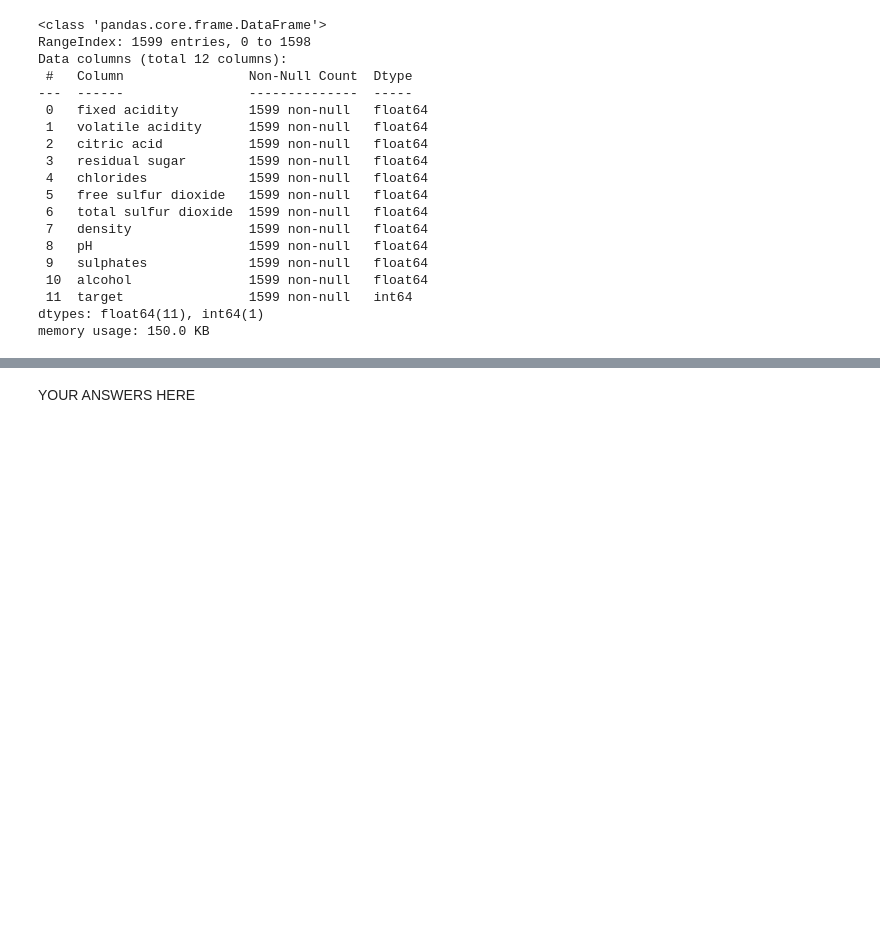
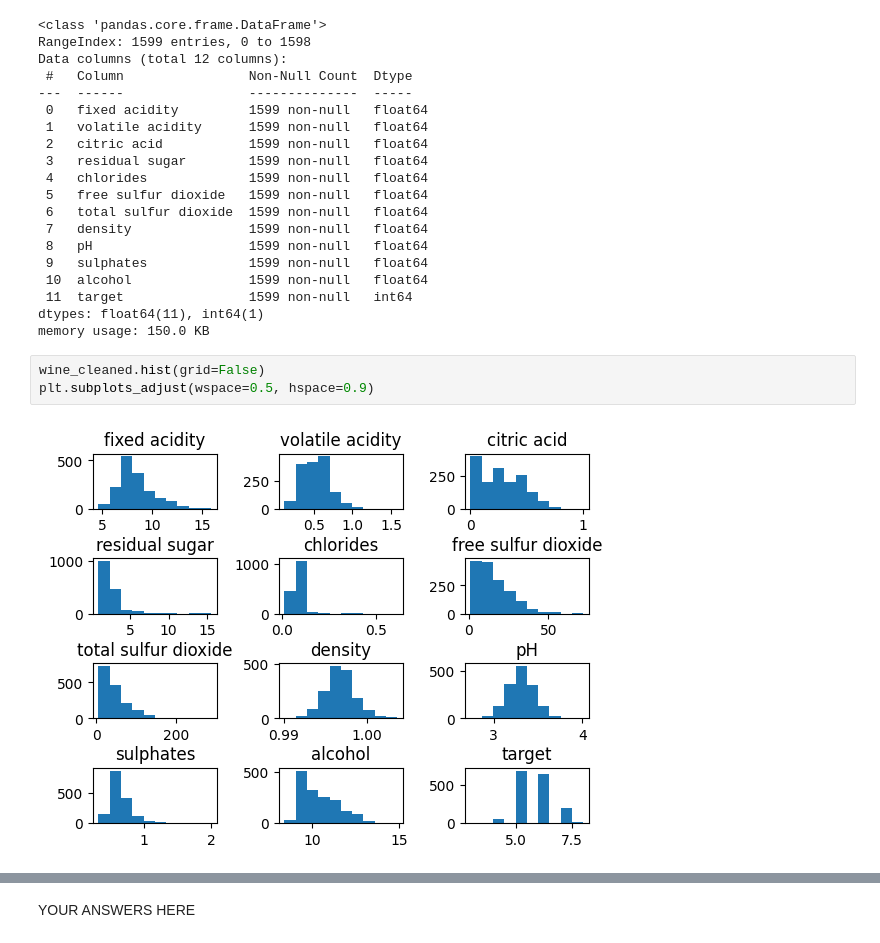
Before and after one commit to egarr831/dx602-final-project, a Jupyter notebook: project.ipynb, the cells around one changed output, grey strips where cells are left out. Drawn from its saved outputs; the diff is of its cells as text; blank space fills up the shorter version.

```diff
--- a/project.ipynb
+++ b/project.ipynb
@@ -174,3 +174,8 @@ Data columns (total 12 columns):
  11  target                1599 non-null   int64
 dtypes: float64(11), int64(1)
 memory usage: 150.0 KB
+# %%
+wine_cleaned.hist(grid=False)
+plt.subplots_adjust(wspace=0.5, hspace=0.9)
+# %% [output]
+[figure, added]
```
Also changed, not shown: parts of 5 cells of this notebook.
